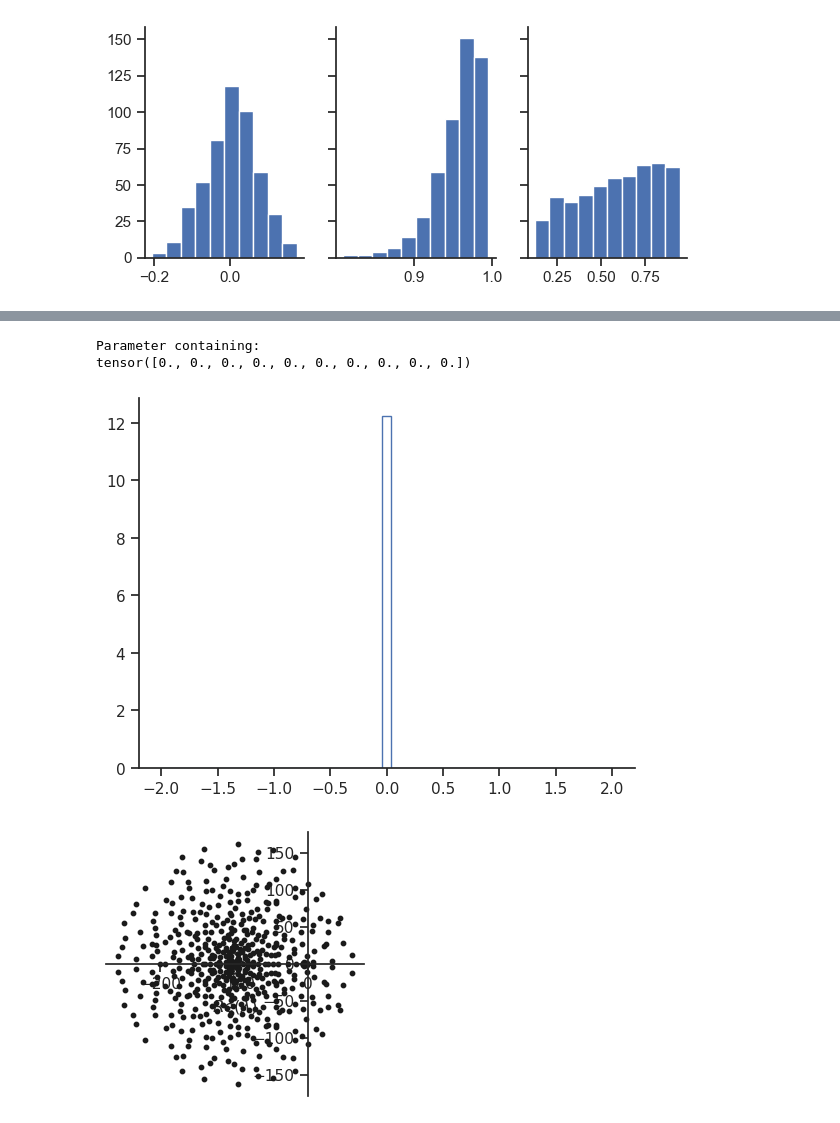
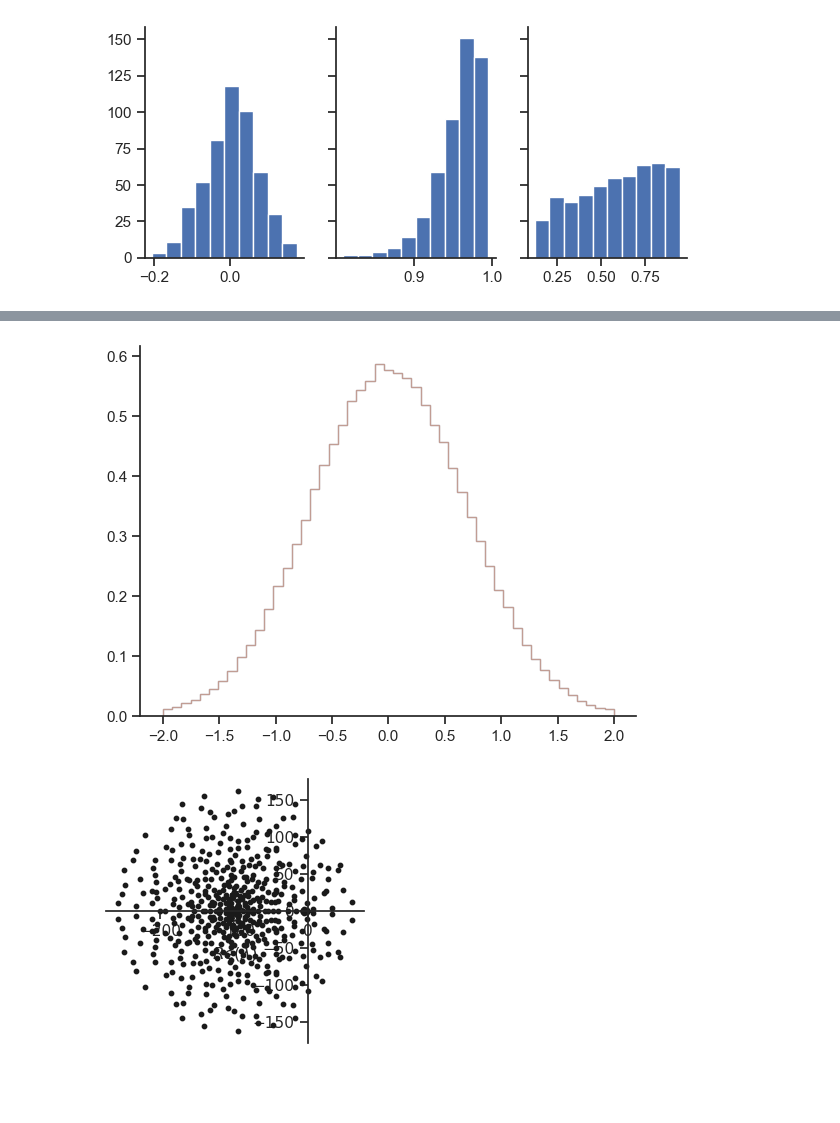
Before and after one commit to rythorpe/time_coding, a Jupyter notebook: aux_dev.ipynb, the cells around one changed output, grey strips where cells are left out. Drawn from its saved outputs; the diff is of its cells as text; code cells hidden in the pictures; blank space fills up the shorter version.

```diff
--- a/aux_dev.ipynb
+++ b/aux_dev.ipynb
@@ -427,5 +414,0 @@ tensor([[-0.0197, -0.5614, -0.9141,  ...,  0.9472, -0.7936, -1.6450],
-# %%
-model.offset_hz
-# %% [output]
-Parameter containing:
-tensor([0., 0., 0., 0., 0., 0., 0., 0., 0., 0.])
@@ -432,13 +486,13 @@ tensor([0., 0., 0., 0., 0., 0., 0., 0., 0., 0.])
 # %%
-bins = np.linspace(-2, 2, 50)
+bins = np.linspace(-2, 2, 30)
 
 fig = plt.figure()
-# plt.hist(weights_0.detach().flatten(), bins=bins, density=True, histtype='step', fill=True, alpha=0.5)
-# plt.hist(weights_1.detach().flatten(), bins=bins, density=True, histtype='step', fill=True, alpha=0.5)
-plt.hist(weights_post.detach().flatten() - weights_pre.detach().flatten(), bins=bins, density=True, histtype='step', fill=False)
+plt.hist(w_out_pre.detach().flatten(), bins=bins, density=True, histtype='step', fill=False, alpha=0.5)
+plt.hist(w_out_post.detach().flatten(), bins=bins, density=True, histtype='step', fill=False, alpha=0.5)
+# plt.hist(weights_post.detach().flatten() - weights_pre.detach().flatten(), bins=bins, density=True, histtype='step', fill=False)
 plt.show()
 # %% [output]
-[figure, old version]
+[figure, new version]
 # %%
 def f_prime(x, gain=8.0, thresh=0.5):
     exp_term = torch.exp(-gain * (x - thresh))
```
Also changed, not shown: parts of 11 cells of this notebook, 2 other files.
